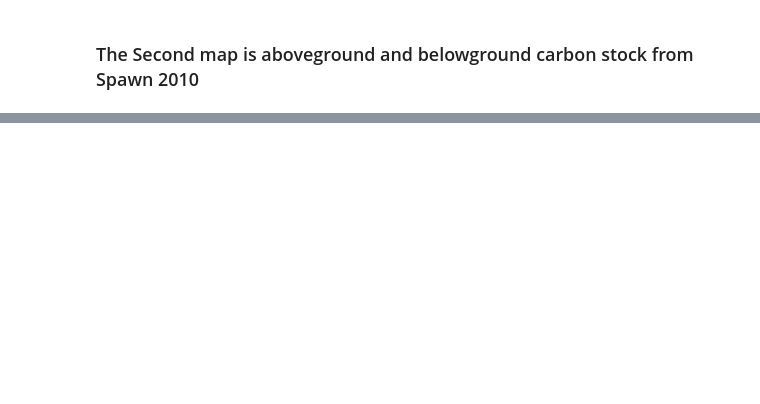
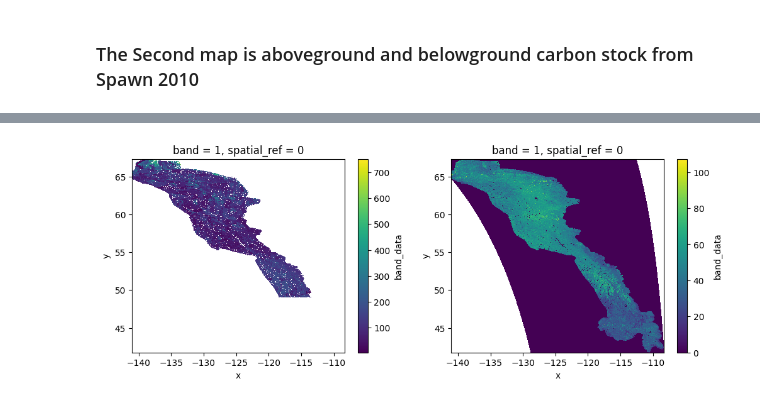
Before and after one commit to bermane/y2y-carbon, a Jupyter notebook: mosaic_carbon_stocks.ipynb, the cells around one changed output, grey strips where cells are left out. Drawn from its saved outputs; the diff is of its cells as text; code cells hidden in the pictures; blank space fills up the shorter version.

```diff
--- a/mosaic_carbon_stocks.ipynb
+++ b/mosaic_carbon_stocks.ipynb
@@ -340,0 +504,20 @@ soc_0_1m_t_ha.rio.to_raster('./carbon_stock_data/output_layers/soc_0_1m_t_ha.tif
+# %%
+# calculate err layer for soilgrids
+soc_se2_soilgrids_0_30 = (((soc_q95_soilgrids_0_30 - soc_q05_soilgrids_0_30) / 2) / 1.645) ** 2
+
+# reproject the square of the soilgrids standard error to match sothe projection and resolution
+# resample taking the average
+# pixels resampling where 50% or more of samples are nan will be set as nan
+# take the square root of the output
+soc_err_soilgrids_0_30_reproj = xarray.ufuncs.sqrt(soc_se2_soilgrids_0_30.rio.reproject_match(carbon_spawn, resampling=Resampling.average, NODATA_VALUES_PCT_THRESHOLD=50))
+
+# assign coords to make coordinates the exact same (can be tiny differences)
+soc_err_soilgrids_0_30_reproj = soc_err_soilgrids_0_30_reproj.assign_coords({
+    "x": carbon_spawn.x,
+    "y": carbon_spawn.y,
+})
+
+# print attributes
+print_raster(soc_err_soilgrids_0_30_reproj)
+print_raster(soc_soilgrids_0_30_reproj)
+print_raster(carbon_spawn)
@@ -340,0 +593,8 @@ soc_0_1m_t_ha.rio.to_raster('./carbon_stock_data/output_layers/soc_0_1m_t_ha.tif
+# %%
+# plot the two err layers
+fig, axes = plt.subplots(ncols=2, figsize=(12,4))
+soc_err_sothe_reproj_t_ha.plot(ax=axes[0])
+soc_err_soilgrids_0_30_reproj.plot(ax=axes[1])
+plt.draw()
+# %% [output]
+[figure, added]
```
Also changed, not shown: parts of 61 cells of this notebook, 2 other files.
